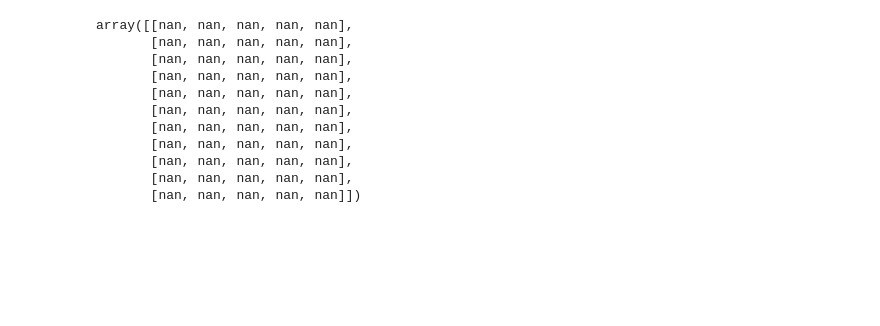
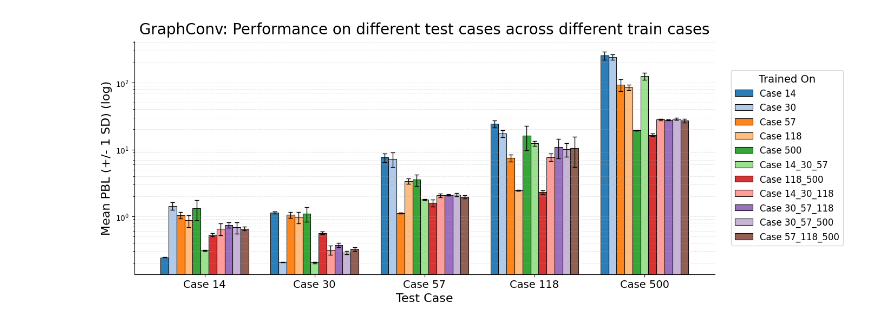
Before and after one commit to ojas-sanghi/pfdelta, a Jupyter notebook: notebooks/ojas_feb0126_test_case_viz.ipynb, the cells around one changed output. Saved outputs shown, nothing was run; the diff lists cells and outputs as text; code cells hidden in the pictures; blank space fills up the shorter version.

```diff
--- a/notebooks/ojas_feb0126_test_case_viz.ipynb
+++ b/notebooks/ojas_feb0126_test_case_viz.ipynb
@@ -32,6 +31,7 @@ for model in models:
 
     # print("---------------TASK 2 AND 3")
     for task in [tasks[1], tasks[2]]:
+        case = "case14_30_57" if task == tasks[1] else "case118_500"
         folder = f"{root_path}/{task}/{model}/"
         best_runs = fbr.find_best_run(folder, error_key)
         add_result(best_runs, task, model, case)
@@ -72,12 +67,9 @@ powerflownet_stds = np.full((len(ROWS), len(COLS)), np.nan, dtype=float)
 # %%
 for task, task_values in results.items():
     for model, model_values in task_values.items():
-        # print(model_values.items())
+        # print(f"Task {task}: {model_values.items()}")
         for train_case, train_values in model_values.items():
             # print(train_values)
-
-            print("Processing:", task, model, train_case)
-
             summaries = train_values[4]
 
             # print(summaries)
@@ -102,25 +94,42 @@ for task, task_values in results.items():
 
                 val = summary["val"]
 
+                print(val)
+                # print(cases)
+
                 # go through all of the validation sets
-                # skip the first one
+                # skip the first one (its a duplicate of the second one for config reasons)
+                start_index = 1
+                # mistake in this config where theres an extra duplicate val, so skip the first two instead of just the first one
+                if (task == "task34") and (model == "graphconv"):
+                    start_index = 2
+
                 # take the pbl mean, put it into the appropriate spot in the list
                 # depending on the test_case
                 # we shoud have one entry per test case per seed
-                for i in range(1, len(val)):
-                    test_case = cases[i - 1]
+                for i in range(start_index, len(val)):
+                    print(task)
+                    print(model)
+                    print(start_index)
+                    print(len(val))
+                    print(i)
+                    print(cases)
+                    test_case = cases[i - start_index]
                     val_dict = val[i]
                     err = val_dict[error_key]
 
                     mean_err_per_test_case_per_seed[test_case].append(err)
 
-            print(mean_err_per_test_case_per_seed)
+            # print("Processing:", task, model, train_case)
+            # print(mean_err_per_test_case_per_seed)
 
             for test_case in mean_err_per_test_case_per_seed.keys():
                 # calculate mean and std for the err for each test_case
                 errs = mean_err_per_test_case_per_seed[test_case]
                 mean_err = np.mean(errs)
                 std_err = np.std(errs)
+
+                # print(f"\t{train_case}, {test_case}", end=": ")
 
                 # these should be the same
                 # best_err_mean = train_values[2]
@@ -159,14 +167,0 @@ Processing: task34 powerflownet case57_118_500
-# %%
-graphconv_means
-# %% [output]
-array([[nan, nan, nan, nan, nan],
-       [nan, nan, nan, nan, nan],
-       [nan, nan, nan, nan, nan],
-       [nan, nan, nan, nan, nan],
-       [nan, nan, nan, nan, nan],
-       [nan, nan, nan, nan, nan],
-       [nan, nan, nan, nan, nan],
-       [nan, nan, nan, nan, nan],
-       [nan, nan, nan, nan, nan],
-       [nan, nan, nan, nan, nan],
-       [nan, nan, nan, nan, nan]])
@@ -172,0 +245,7 @@ array([[nan, nan, nan, nan, nan],
+# %%
+means = graphconv_means.T
+stds = graphconv_stds.T
+
+plot_grouped_bar_chart(means, stds, "GraphConv")
+# %% [output]
+[figure, added]
```
Also changed, not shown: parts of 5 cells of this notebook, 9 other files.
